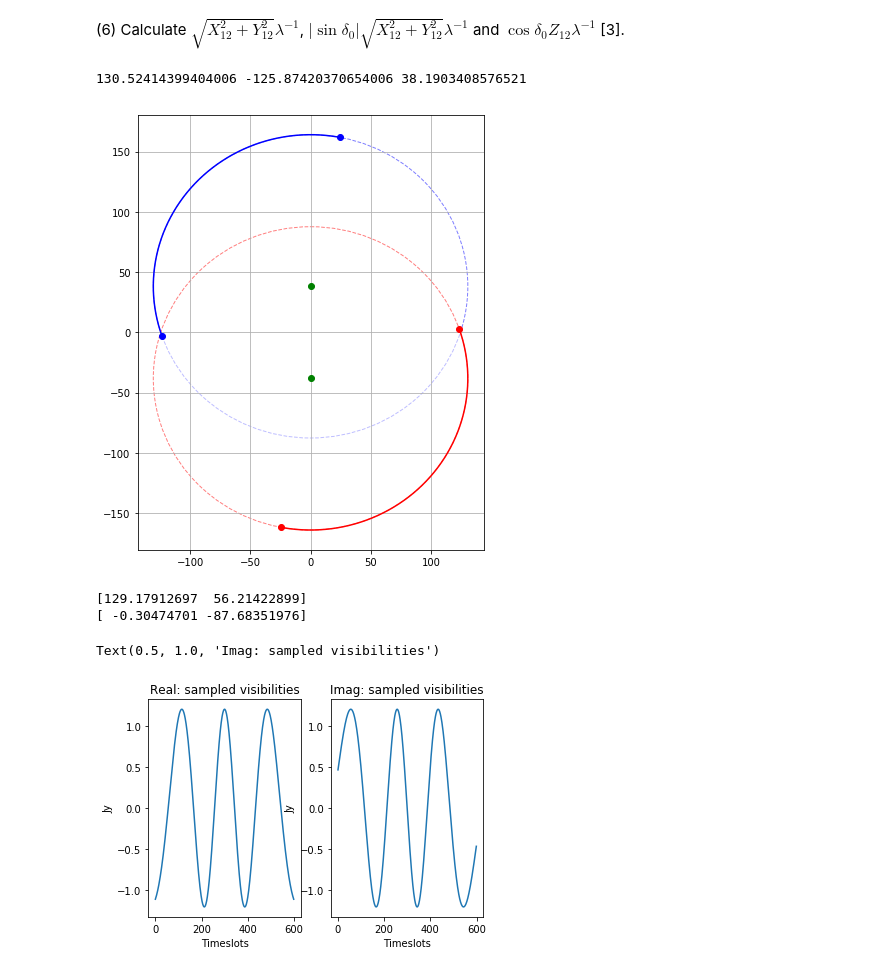
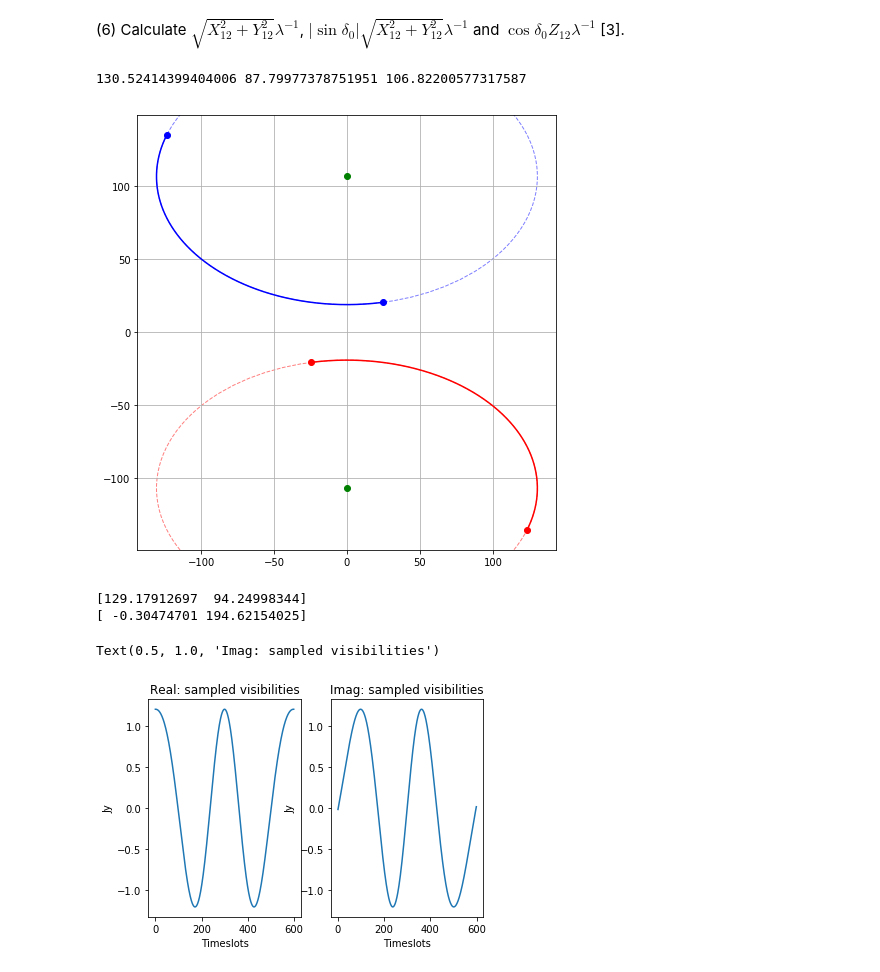
Before and after one commit to JacksonJason/HonorsProject, a Jupyter notebook: UV_tracks_any_layout.ipynb, the cells around one changed output. Drawn from its saved outputs; the diff is of its cells as text; code cells hidden in the pictures.

```diff
--- a/UV_tracks_any_layout.ipynb
+++ b/UV_tracks_any_layout.ipynb
@@ -213,7 +208,7 @@ print(B12)
 c = scipy.constants.c                                        # Speed of light
 f = 1.4e9                                     # Frequency
 lam = c/f                                      # Wavelength
-dec = (np.pi/180)*(-74.0 - 39.0/60 - 37.481/3600)     # Declination
+dec = (-74.0 - 39.0/60 - 37.481/3600)     # Declination
 
 time_steps = 600                               # time steps
 h = np.linspace(-4,4,num=time_steps)*np.pi/12  # Hour angle window
@@ -245,20 +235,17 @@ plotBL.UV(u,v,w)
 # %%
 %matplotlib inline
 from matplotlib.patches import Ellipse
 
 # parameters of the UVtrack as an ellipse
-# X = B12[0]
-# Y = B12[1]
-# Z = B12[2]
-a=np.sqrt(X**2+Y**2)/lam # major axis
+a=np.sqrt(X**2+Y**2)*1/lam # major axis
 b=a*np.sin(dec)              # minor axis
 v0=(Z/lam)*np.cos(dec)     # center of ellipse
 print(a,b,v0)
 
 plotBL.UVellipse(u,v,w,a,b,v0)
 # %% [output]
-130.52414399404006 -125.87420370654006 38.1903408576521
+130.52414399404006 87.79977378751951 106.82200577317587
-[figure, old version]
+[figure, new version]
 # %%
 H0 = -4
 trans = np.array([[math.sin(H0), math.cos(H0), 0], [-math.sin(dec) * math.cos(H0), math.sin(dec)*math.sin(H0), math.cos(dec)]])
@@ -270,13 +257,12 @@ trans = np.array([[math.sin(H1), math.cos(H1), 0], [-math.sin(dec) * math.cos(H1
 uv_12 = 1/lam * np.matmul(trans, B12)
 print(uv_12)
 # %% [output]
-[129.17912697  56.21422899]
-[ -0.30474701 -87.68351976]
+[129.17912697  94.24998344]
+[ -0.30474701 194.62154025]
 # %%
-H = np.linspace(-4,4,600)*(np.pi/12) #Hour angle in radians
 d = 1/lam * B12[1]
-u_d = d*np.cos(H)
-v_d = d*np.sin(H)*np.sin(dec)
+u_d = d*np.cos(h)
+v_d = d*np.sin(h)*np.sin(dec)
 u_track = u_d
 v_track = v_d
 z = np.zeros(u_track.shape).astype(complex)
@@ -301,7 +287,7 @@ plt.ylabel("Jy")
 plt.title("Imag: sampled visibilities")
 # %% [output]
 Text(0.5, 1.0, 'Imag: sampled visibilities')
-[figure, old version]
+[figure, new version]
 # %%
 # delta = 60*(np.pi/180) #Declination in degrees
 u = np.linspace(-1*(np.amax(np.abs(u_d)))-10, np.amax(np.abs(u_d))+10, num=step_size, endpoint=True)
```
Also changed, not shown: parts of 3 cells of this notebook, 3 other files.
